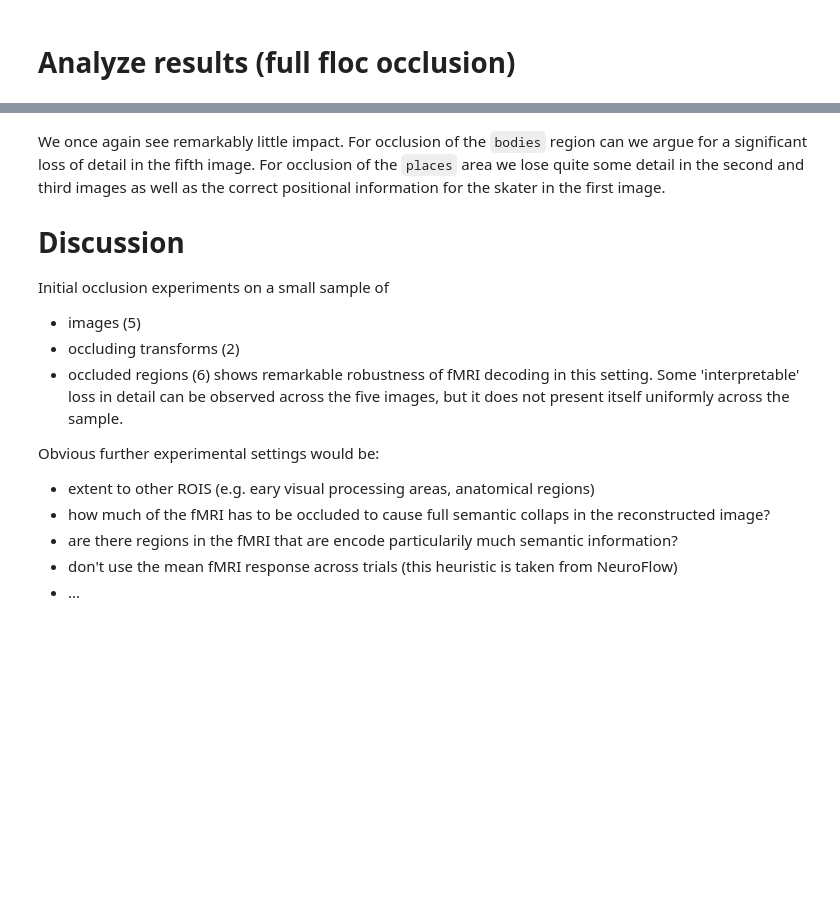
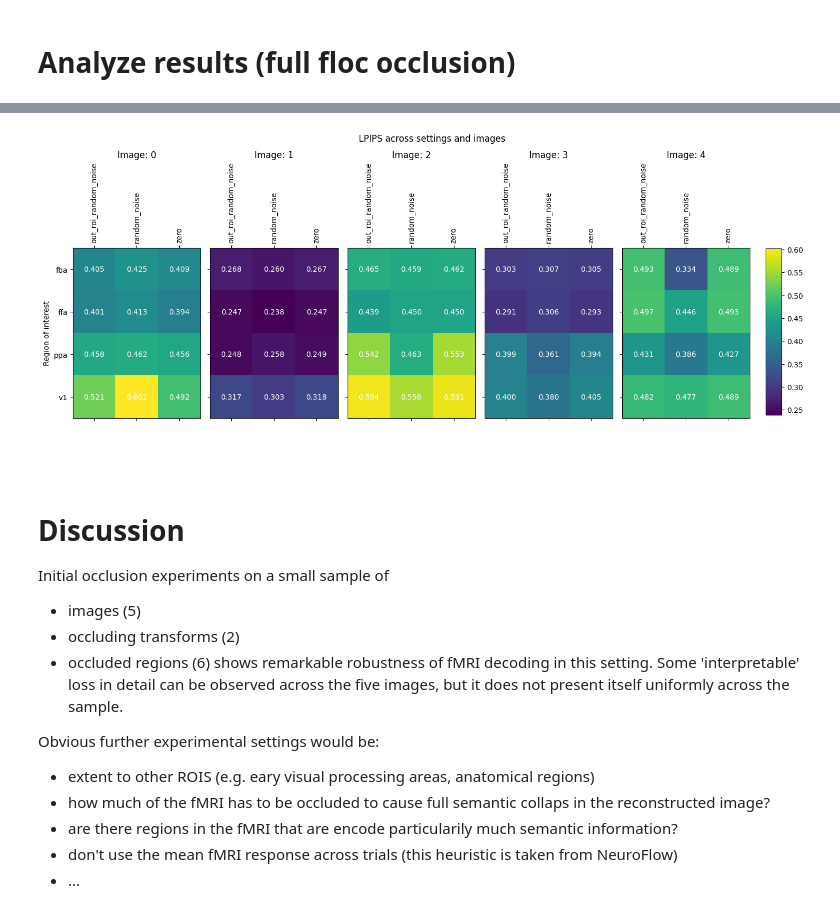
Before and after one commit to frederikdammeier/neuroflow-latent-analysis, a Jupyter notebook: experiments/occlusion/fmri_to_image.ipynb, the cells around one changed output, grey strips where cells are left out. Saved outputs shown, nothing was run; the diff lists cells and outputs as text; code cells hidden in the pictures; blank space fills up the shorter version.

Commit message:
LPIPS

```diff
--- a/experiments/occlusion/fmri_to_image.ipynb
+++ b/experiments/occlusion/fmri_to_image.ipynb
@@ -310,0 +339,6 @@ ROI: faces, Transform: zero
+# %%
+# transform stimuli PIL.Image to LPIPS-compatible tensors (normalized to [-1, 1] and converted to torch tensors)
+from torchvision.transforms.functional import to_tensor
+
+stimuli_tensor = torch.stack([to_tensor(stimulus.convert("RGB").resize((256, 256))) * 2 - 1 for stimulus in stimuli_imgs[:5]])
+recon_tensor = torch.stack([to_tensor(recon.convert("RGB")) * 2 - 1 for recon in recon_imgs[:5]])
@@ -311,5 +359,48 @@ ROI: faces, Transform: zero
+# %%
+import pandas as pd
+
+roi_labels = []
+transform_labels = []
+for roi in masks.keys():
+    for transform in transforms.keys():
+        roi_labels.append(roi)
+        transform_labels.append(transform)
+labels = [roi_labels, transform_labels]
+
+lpips_df = pd.DataFrame(lpips_scores, index=pd.MultiIndex.from_arrays(labels, names=["ROI", "Transform"]))
+# %%
+# extend below code to a row of result matrices for all columns
+fig, axs = plt.subplots(1, len(lpips_df.columns), figsize=(15, 7))
+
+for i, col in enumerate(lpips_df.columns):
+    res_matrix = lpips_df[col].unstack()
+    ax = axs[i]
+    ax.set_title(f"Image: {col}")
+    im = ax.matshow(res_matrix, vmin=lpips_df.min().min(), vmax=lpips_df.max().max())
+    ax.set_xticks(range(len(res_matrix.columns)))
+    ax.set_xticklabels(res_matrix.columns, rotation=90)
+    ax.set_yticks(range(len(res_matrix.index)))
+    ax.set_yticklabels([])
+    if i == 0:
+        ax.set_yticklabels(res_matrix.index)
+        ax.set_ylabel("Region of interest")
+    for row in range(len(res_matrix.index)):
+        for col_idx in range(len(res_matrix.columns)):
+            ax.text(col_idx, row, f"{res_matrix.iloc[row, col_idx]:.3f}", ha='center', va='center', color="white")
+
+plt.suptitle("LPIPS across settings and images")
+plt.tight_layout()
+# reserve a dedicated axis on the right so the colorbar doesn't resize the matrix subplots
+fig.subplots_adjust(right=0.9)
+cbar_ax = fig.add_axes([0.92, 0.22, 0.02, 0.45])
+fig.colorbar(im, cax=cbar_ax)
+plt.show()
+# %% [output]
+[figure, added]
+# %% [markdown]
+##
 # %% [markdown]
-We once again see remarkably little impact. For occlusion of the `bodies` region can we argue for a significant loss of detail in the fifth image. For occlusion of the `places` area we lose quite some detail in the second and third images as well as the correct positional information for the skater in the first image.
+
 
 # Discussion
 
```
Also changed, not shown: parts of 11 cells of this notebook.
